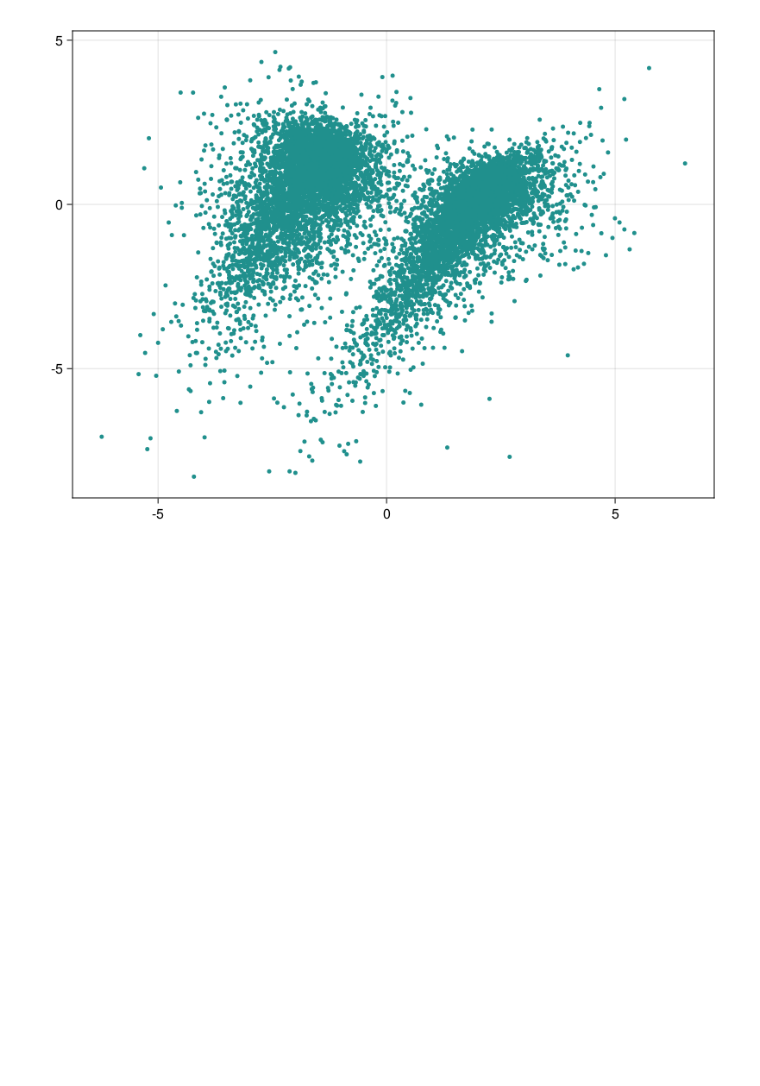
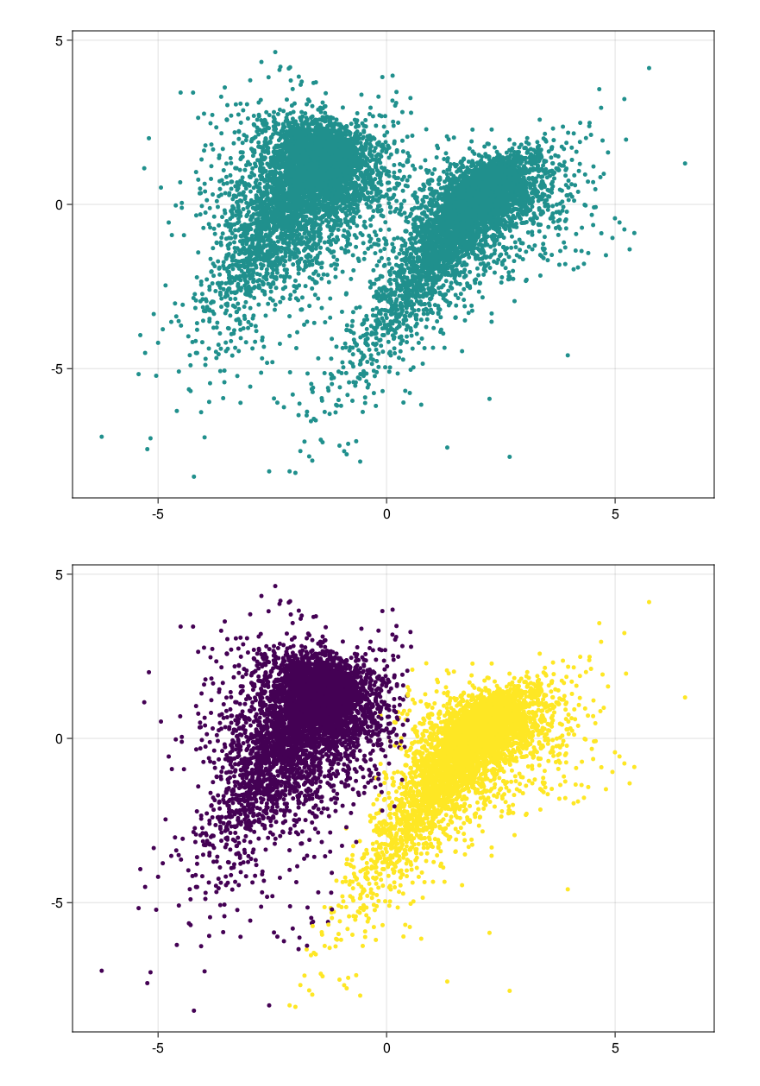
Before and after one commit to solislemuslab/PhyloClustering.jl, a Jupyter notebook: 4-taxa-check.ipynb, the cells around one changed output. Cells and saved outputs as stored; diff of their text form; code cells hidden in the pictures; blank space fills up the shorter version.

```diff
--- a/4-taxa-check.ipynb
+++ b/4-taxa-check.ipynb
@@ -354,3 +350,14 @@ K-means converged with 18 iterations (objv = 250811.46966421165)
 ┌ Warning: 1016 pathological elements normalized
 └ @ GaussianMixtures C:\Users\82537\.julia\packages\GaussianMixtures\zDaBV\src\train.jl:69
 [figure]
+# %%
+tree1 = CSV.read("data/8_diff_topo_1_5000_12.csv", DataFrame)
+tree2 = CSV.read("data/8_diff_topo_7_5000_2.csv", DataFrame)
+gt = ground_true(tree1,tree2)
+tree = vcat(tree1,tree2)
+tree = standardize_tree(tree)
+label = kmeans_label(tree, 2)
+m,x = accuracy(2, gt, label)
+plot_clusters(tree,label)
+# %% [output]
+[figure, added]
```
Also changed, not shown: parts of 7 cells of this notebook, 3 other files.
